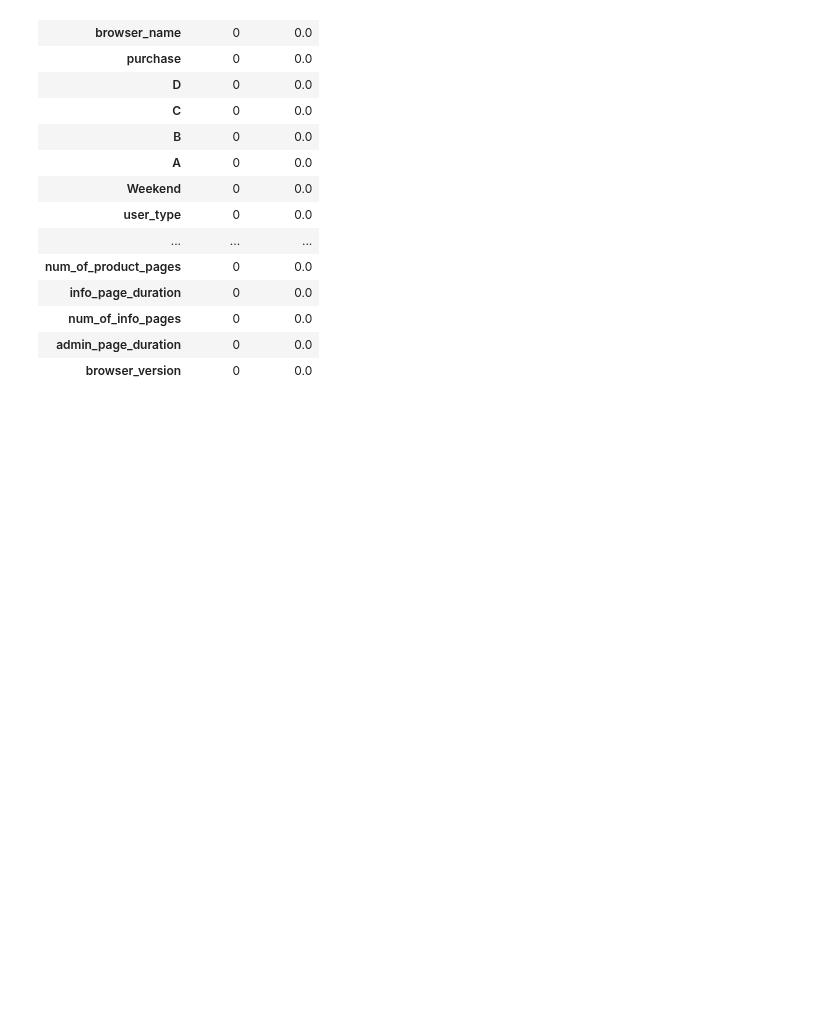
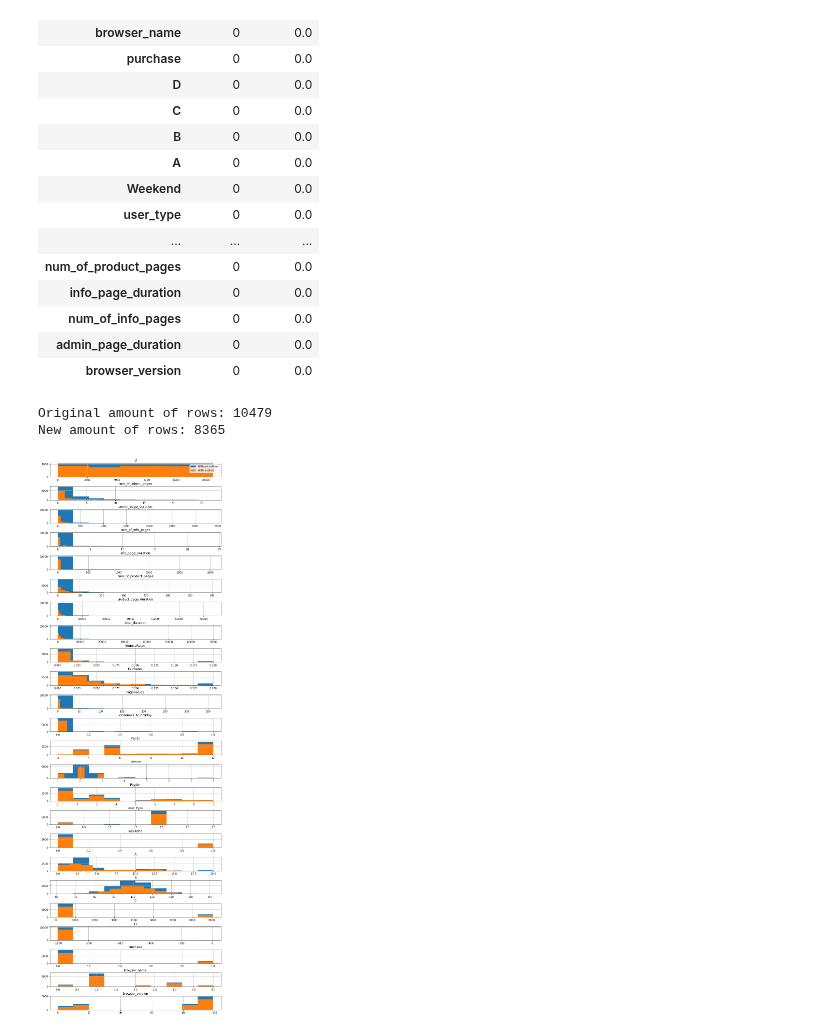
Before and after one commit to mikisegall/ml_final_project, a Jupyter notebook: avi_test.ipynb, the cells around one changed output. Cells and saved outputs as stored; diff of their text form; code cells hidden in the pictures; blank space fills up the shorter version.

```diff
--- a/avi_test.ipynb
+++ b/avi_test.ipynb
@@ -461,3 +457,9 @@ data_summary_test.sort_values(by='missing', ascending=False)
 | num_of_info_pages | 0 | 0.0 |
 | admin_page_duration | 0 | 0.0 |
 | browser_version | 0 | 0.0 |
+# %%
+new = impute_zscore_test(df)
+# %% [output]
+Original amount of rows: 10479
+New amount of rows: 8365
+[figure, added]
```
Also changed, not shown: parts of 3 cells of this notebook, 1 other file.
